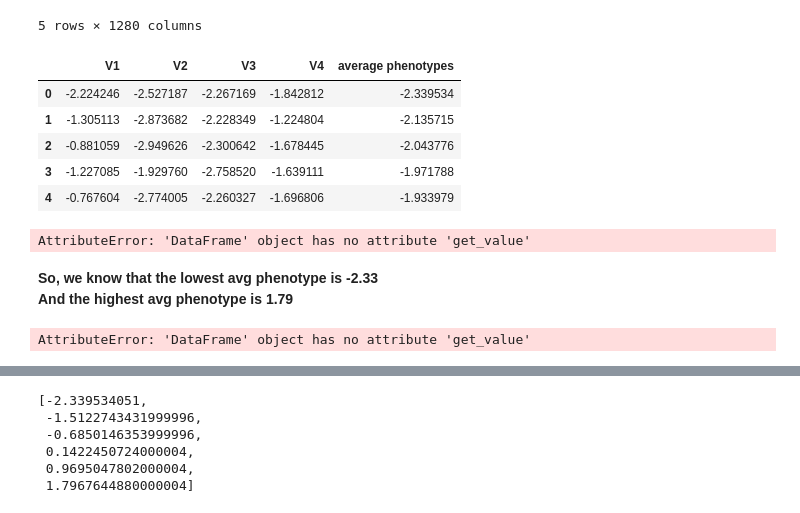
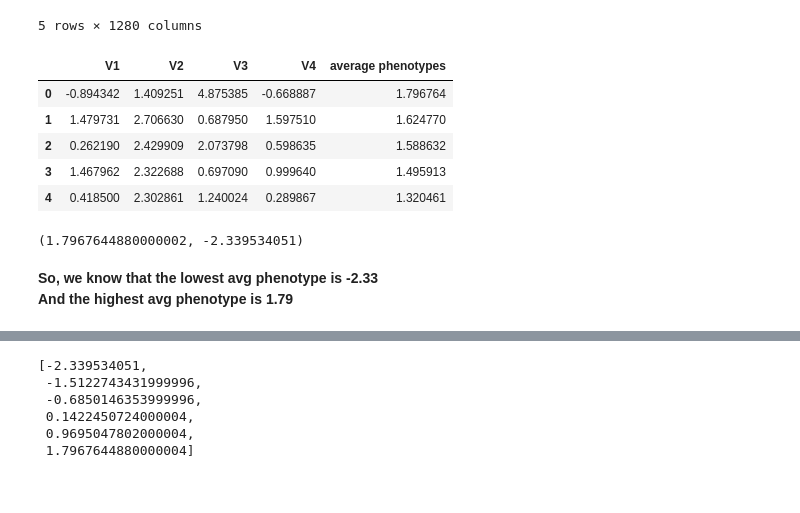
Before and after one commit to EgorZakharov97/MachineLearningPractice, a Jupyter notebook: New Data/Classification with equal range.ipynb, the cells around one changed output, grey strips where cells are left out. Drawn from its saved outputs; the diff is of its cells as text; code cells hidden in the pictures.

```diff
--- a/New Data/Classification with equal range.ipynb
+++ b/New Data/Classification with equal range.ipynb
@@ -32,29 +32,22 @@ df.head(5)
 | 4 | 0 | 1 | 1 | 1 | 1 | 0 | 1 | 1 | 1 | 1 | ... |
 5 rows × 1280 columns
 # %%
-output_m = output.sort_values('average phenotypes')
+output_m = output.sort_values('average phenotypes', ascending=False)
 output_m = output_m.reset_index(drop=True)
 output_m.head(5)
 # %% [output]
 |  | V1 | V2 | V3 | V4 | average phenotypes |
-| 0 | -2.224246 | -2.527187 | -2.267169 | -1.842812 | -2.339534 |
-| 1 | -1.305113 | -2.873682 | -2.228349 | -1.224804 | -2.135715 |
-| 2 | -0.881059 | -2.949626 | -2.300642 | -1.678445 | -2.043776 |
-| 3 | -1.227085 | -1.929760 | -2.758520 | -1.639111 | -1.971788 |
-| 4 | -0.767604 | -2.774005 | -2.260327 | -1.696806 | -1.933979 |
+| 0 | -0.894342 | 1.409251 | 4.875385 | -0.668887 | 1.796764 |
+| 1 | 1.479731 | 2.706630 | 0.687950 | 1.597510 | 1.624770 |
+| 2 | 0.262190 | 2.429909 | 2.073798 | 0.598635 | 1.588632 |
+| 3 | 1.467962 | 2.322688 | 0.697090 | 0.999640 | 1.495913 |
+| 4 | 0.418500 | 2.302861 | 1.240024 | 0.289867 | 1.320461 |
-# %%
-print(output_m.get_value(0, 'average phenotypes'))
-print(output_m.get_value(len(output)-1, 'average phenotypes'))
-# %% [output]
-AttributeError: 'DataFrame' object has no attribute 'get_value'
+# %%
+highest = output_m.iloc[0, -1:][0]
+lowest = output_m.iloc[-1, -1:][0]
+highest, lowest
+# %% [output]
+(1.7967644880000002, -2.339534051)
 # %% [markdown]
 **So, we know that the lowest avg phenotype is -2.33<br/>
 And the highest avg phenotype is 1.79**
-# %%
-highest = output_m.get_value(len(output)-1, 'average phenotypes')
-lowest = (output_m.get_value(0, 'average phenotypes'))
-
-step = (highest - lowest) / num_bins
-step
-# %% [output]
-AttributeError: 'DataFrame' object has no attribute 'get_value'
```
Also changed, not shown: parts of 30 cells of this notebook, 4 other files.
